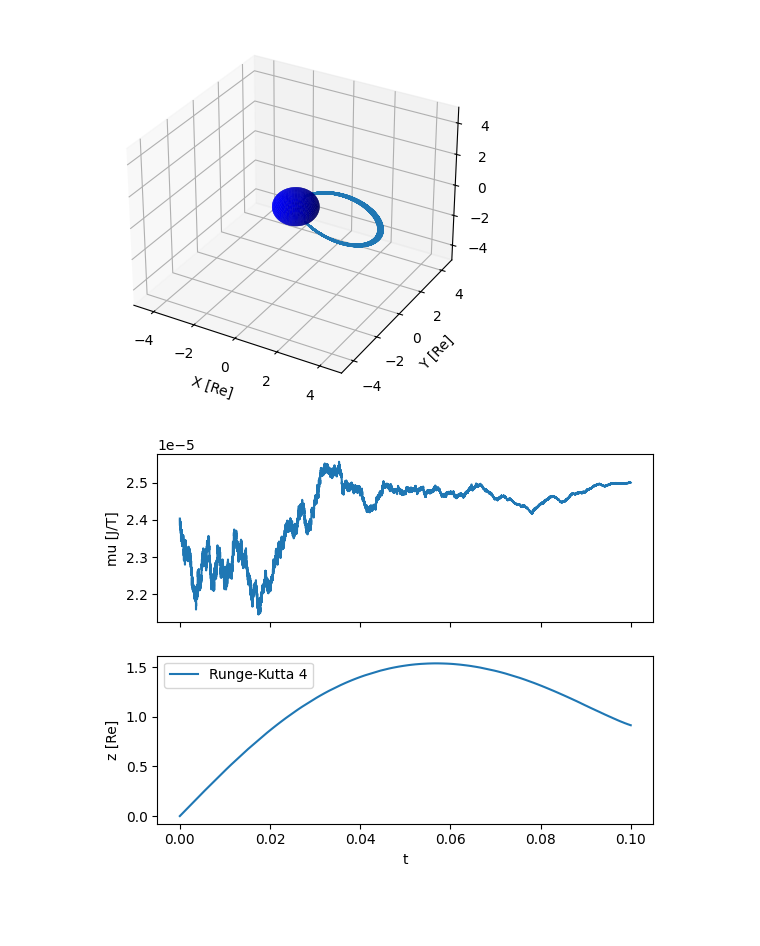
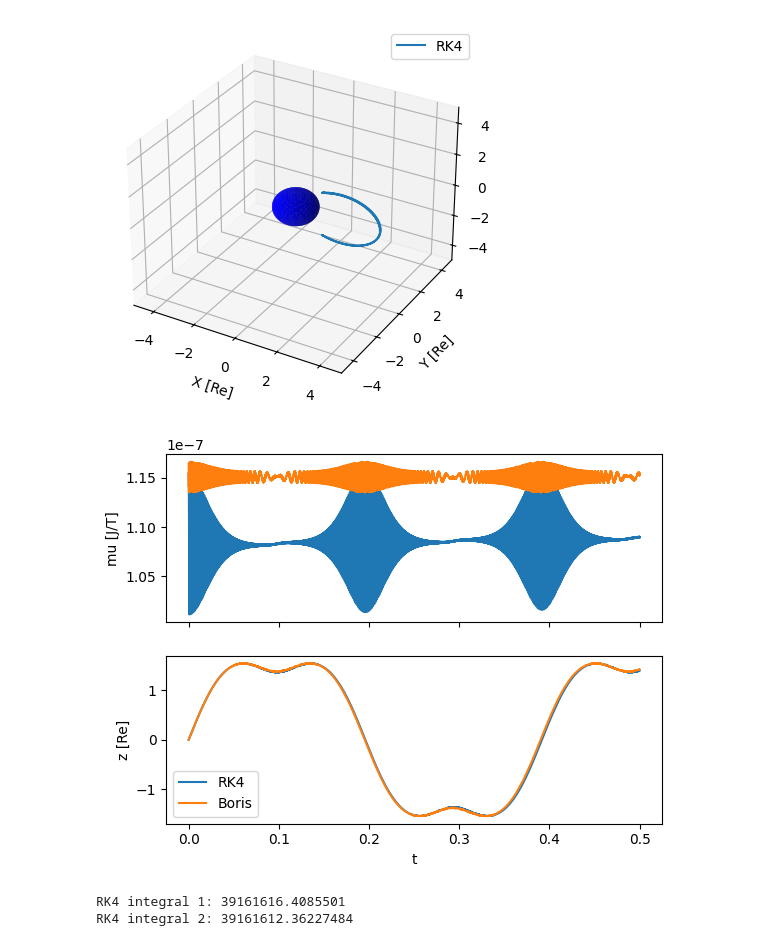
Before and after one commit to joaopedrobiu6/CompElectroMag, a Jupyter notebook: final/code/Analysis.ipynb, the cells around one changed output. Drawn from its saved outputs; the diff is of its cells as text; code cells hidden in the pictures; blank space fills up the shorter version.

```diff
--- a/final/code/Analysis.ipynb
+++ b/final/code/Analysis.ipynb
@@ -22 +14,17 @@ proton2 = pd.read_csv(filename2)
+# %%
+species = 'electron'
+if species == 'proton':
+    m = m_p
+elif species == 'electron':
+    m = m_e
+energy = 1.0e+07
+pitch_angle = 15
+dt_boris = 1.0e-04
+dt_rk4 = 1.0e-07
+
+RK4_file = f"Lorentz/{species}/pitch_angle/{species}_trajectory_{energy:.1e}_{pitch_angle}_dt{dt_rk4:.1e}_RK4.csv"
+Boris_file = f"Lorentz/{species}/pitch_angle/{species}_trajectory_{energy:.1e}_{pitch_angle}_dt{dt_boris:.1e}_Boris.csv"
+
+RK4 = pd.read_csv(RK4_file)
+Boris = pd.read_csv(Boris_file)
 # %%
@@ -29,7 +37,8 @@ proton2["vpar"], proton2["vperp"] = Compute_Vpar_Vperp(proton2["vx"], proton2["v
 # 3D plot
 fig = plt.figure()
 ax = fig.add_subplot(111, projection='3d')
-ax.plot(proton["x"]/Re, proton["y"]/Re, proton["z"]/Re)
+ax.plot(RK4["x"]/Re, RK4["y"]/Re, RK4["z"]/Re, label='RK4')
+# ax.plot(Boris["x"]/Re, Boris["y"]/Re, Boris["z"]/Re, label='Boris')
 ax.set_xlabel('X [Re]')
 ax.set_ylabel('Y [Re]')
 ax.set_zlabel('Z [Re]')
@@ -44,13 +53,20 @@ ax.plot_surface(x, y, z, color='b')
 ax.set_xlim([-5, 5])
 ax.set_ylim([-5, 5])
 ax.set_zlim([-5, 5])
+ax.legend()
 plt.show()
 # %% [output]
-[figure, old version]
+[figure, new version]
 # %%
 # 1st Invariant mu
-proton["v"] = np.sqrt(proton["vx"]**2 + proton["vy"]**2 + proton["vz"]**2)
-proton["B"] = np.sqrt(proton["Bx"]**2 + proton["By"]**2 + proton["Bz"]**2)
-proton["gamma"] = 1/np.sqrt(1 - (proton["v"]**2/c2))
+RK4["v"] = np.sqrt(RK4["vx"]**2 + RK4["vy"]**2 + RK4["vz"]**2)
+RK4["B"] = np.sqrt(RK4["Bx"]**2 + RK4["By"]**2 + RK4["Bz"]**2)
+RK4["gamma"] = 1/np.sqrt(1 - (RK4["v"]**2/c2))
 
-proton["mu"] = proton["gamma"] * m_p * proton["vperp"]**2 / (2 * proton["B"])
+RK4["mu"] = RK4["gamma"] * m * RK4["vperp"]**2 / (2 * RK4["B"])
+
+Boris["v"] = np.sqrt(Boris["vx"]**2 + Boris["vy"]**2 + Boris["vz"]**2)
+Boris["B"] = np.sqrt(Boris["Bx"]**2 + Boris["By"]**2 + Boris["Bz"]**2)
+Boris["gamma"] = 1/np.sqrt(1 - (Boris["v"]**2/c2))
+
+Boris["mu"] = Boris["gamma"] * m * Boris["vperp"]**2 / (2 * Boris["B"])
@@ -64,14 +73,27 @@ proton2["mu"] = proton2["gamma"] * m_p * proton2["vperp"]**2 / (2 * proton2["B"]
 # %%
 fig, ax = plt.subplots(2, 1, sharex=True)
-ax[0].plot(proton["t"][:10000], proton["mu"][:10000], label = "Runge-Kutta 4")
-# ax[0].plot(proton2["t"][:10000], proton2["mu"][:10000], label = "Boris")
+ax[0].plot(RK4["t"], RK4["mu"][:], label = "RK4")
+ax[0].plot(Boris["t"][:int(Boris["t"].size/2)], Boris["mu"][:int(Boris["t"].size/2)], label = "Boris")
 ax[0].set_ylabel("mu [J/T]")
-ax[1].plot(proton["t"][:10000], proton["z"][:10000]/Re, label = "Runge-Kutta 4")
-# ax[1].plot(proton2["t"][:10000], proton2["z"][:10000]/Re, label = "Boris")
+ax[1].plot(RK4["t"], RK4["z"][:]/Re, label = "RK4")
+ax[1].plot(Boris["t"][:int(Boris["t"].size/2)], Boris["z"][:int(Boris["t"].size/2)]/Re, label = "Boris")
 ax[1].set_ylabel("z [Re]")
 ax[1].set_xlabel("t")
 plt.legend()
 plt.show()
 # plt.ylim(0, 4e-6)
 # %% [output]
-[figure, old version]
+[figure, new version]
+# %%
+# determine the time when the particle reaches the equator
+RK4_turning_point = np.where(np.sign(RK4["z"]) != np.sign(RK4["z"].shift(-1)))[0]
+
+# compute the time integral of v_par from 0 to the turning point
+RK4_integral_1 = scipy.integrate.trapezoid(((RK4["vpar"][:RK4_turning_point[1]])**2)/RK4["v"][:RK4_turning_point[1]], RK4["t"][:RK4_turning_point[1]])
+RK4_integral_2 = scipy.integrate.trapezoid(((RK4["vpar"][RK4_turning_point[1]:RK4_turning_point[2]])**2)/RK4["v"][RK4_turning_point[1]:RK4_turning_point[2]], RK4["t"][RK4_turning_point[1]:RK4_turning_point[2]])
+
+print(f"RK4 integral 1: {RK4_integral_1}")
+print(f"RK4 integral 2: {RK4_integral_2}")
+# %% [output]
+RK4 integral 1: 39161616.4085501
+RK4 integral 2: 39161612.36227484
```
Also changed, not shown: parts of 5 cells of this notebook, 12 other files.
